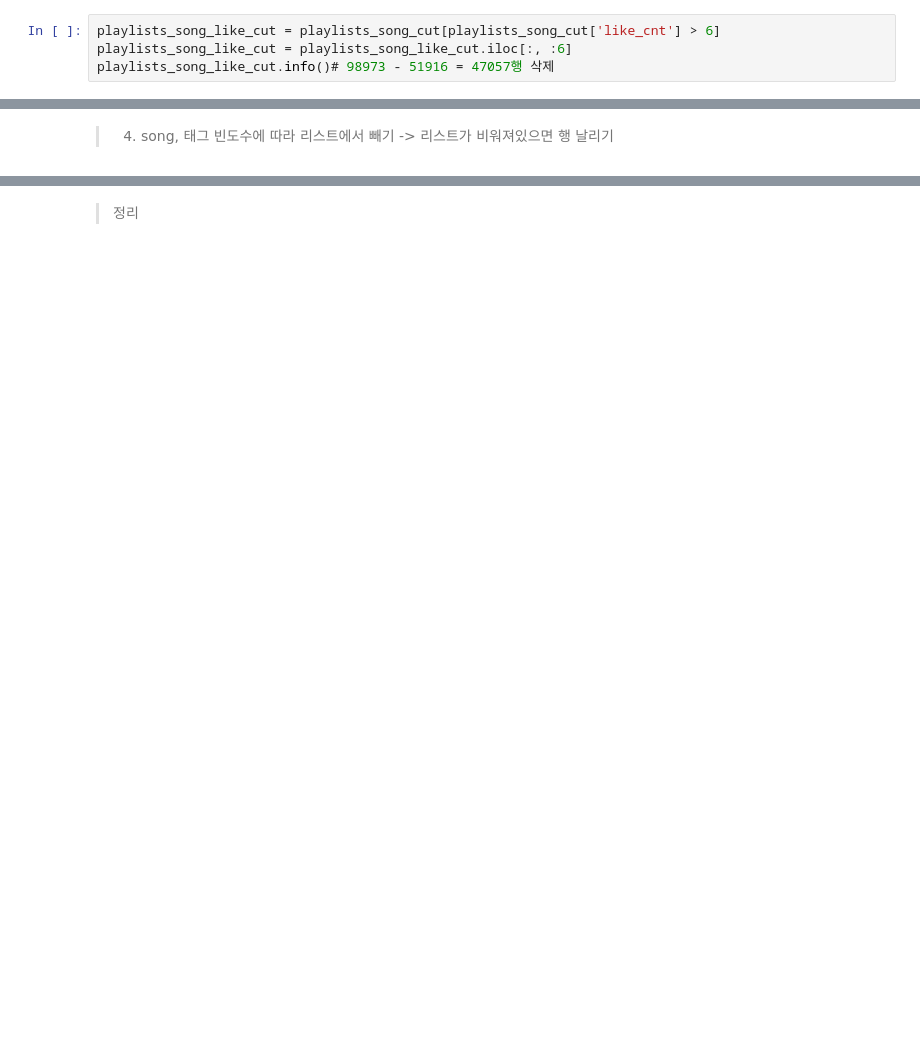
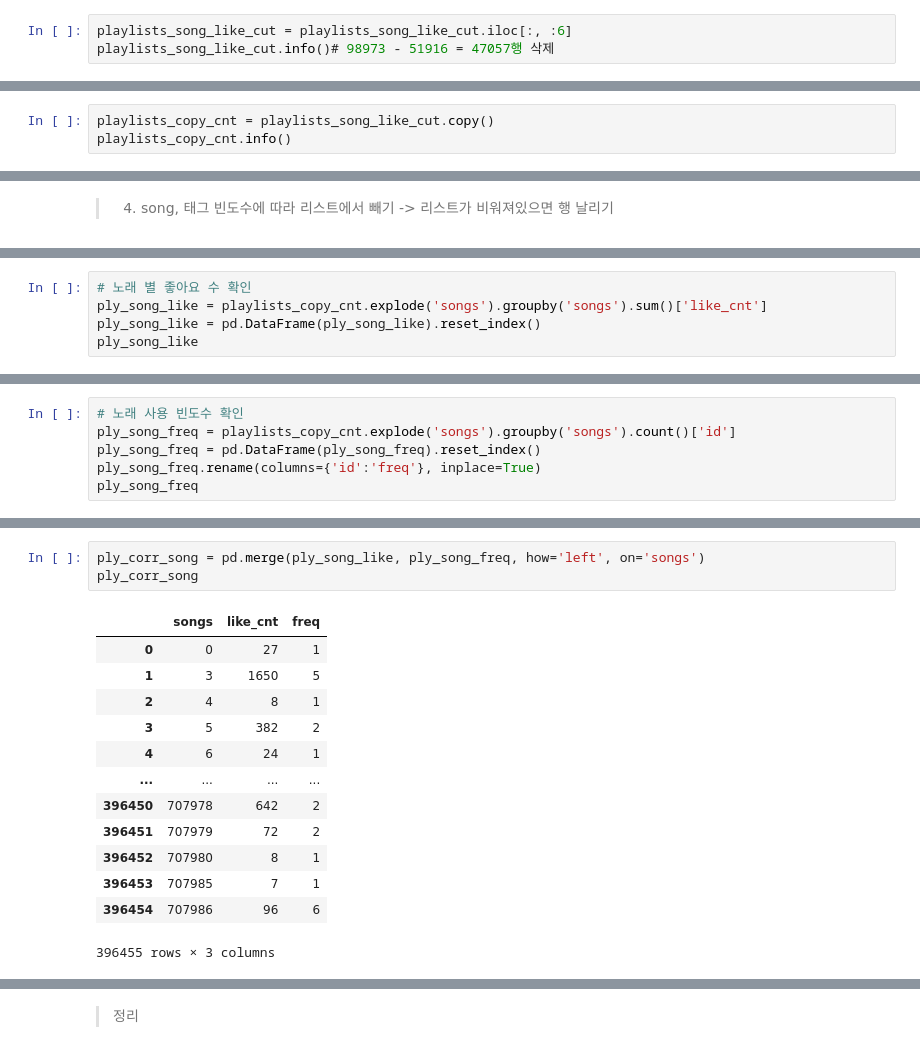
Before and after one commit to pulpo125/AIPlayer_Pling, a Jupyter notebook: 1_analysis/3_전처리_tag1,song1.ipynb, the cells around one changed output, grey strips where cells are left out. Drawn from its saved outputs; the diff is of its cells as text; blank space fills up the shorter version.

```diff
--- a/1_analysis/3_전처리.ipynb
+++ b/1_analysis/3_전처리_tag1,song1.ipynb
@@ -728,5 +736,4 @@ Name: like_cnt, dtype: float64
 # %%
-playlists_song_like_cut = playlists_song_cut[playlists_song_cut['like_cnt'] > 6]
 playlists_song_like_cut = playlists_song_like_cut.iloc[:, :6]
 playlists_song_like_cut.info()# 98973 - 51916 = 47057행 삭제
 # %% [output]
@@ -743,3 +750,6 @@ Data columns (total 6 columns):
  5   updt_date     51916 non-null  object
 dtypes: int64(2), object(4)
 memory usage: 2.8+ MB
+# %%
+playlists_copy_cnt = playlists_song_like_cut.copy()
+playlists_copy_cnt.info()
@@ -967,0 +774,5 @@ playlists_tag_song_cut.to_json('../0_data/playlists_tag,song_10freq.json', orien
+# %%
+# 노래 별 좋아요 수 확인
+ply_song_like = playlists_copy_cnt.explode('songs').groupby('songs').sum()['like_cnt']
+ply_song_like = pd.DataFrame(ply_song_like).reset_index()
+ply_song_like
@@ -967,0 +793,6 @@ playlists_tag_song_cut.to_json('../0_data/playlists_tag,song_10freq.json', orien
+# %%
+# 노래 사용 빈도수 확인
+ply_song_freq = playlists_copy_cnt.explode('songs').groupby('songs').count()['id']
+ply_song_freq = pd.DataFrame(ply_song_freq).reset_index()
+ply_song_freq.rename(columns={'id':'freq'}, inplace=True)
+ply_song_freq
@@ -967,0 +819,17 @@ playlists_tag_song_cut.to_json('../0_data/playlists_tag,song_10freq.json', orien
+# %%
+ply_corr_song = pd.merge(ply_song_like, ply_song_freq, how='left', on='songs')
+ply_corr_song
+# %% [output]
+|  | songs | like_cnt | freq |
+| 0 | 0 | 27 | 1 |
+| 1 | 3 | 1650 | 5 |
+| 2 | 4 | 8 | 1 |
+| 3 | 5 | 382 | 2 |
+| 4 | 6 | 24 | 1 |
+| ... | ... | ... | ... |
+| 396450 | 707978 | 642 | 2 |
+| 396451 | 707979 | 72 | 2 |
+| 396452 | 707980 | 8 | 1 |
+| 396453 | 707985 | 7 | 1 |
+| 396454 | 707986 | 96 | 6 |
+396455 rows × 3 columns
```
Also changed, not shown: parts of 73 cells of this notebook, 2 other files.
